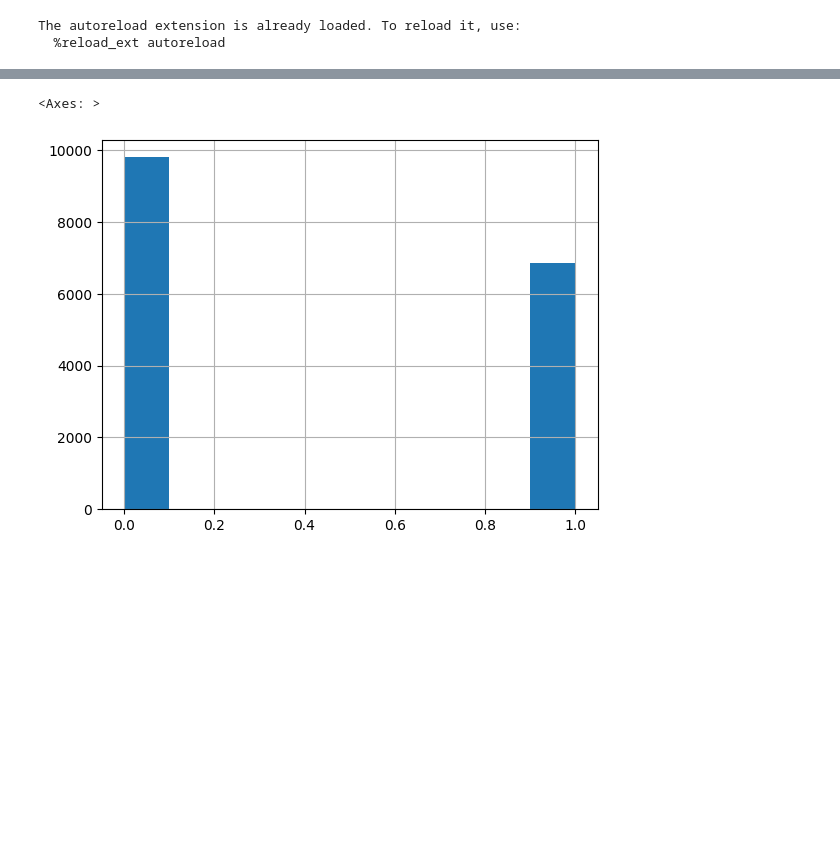
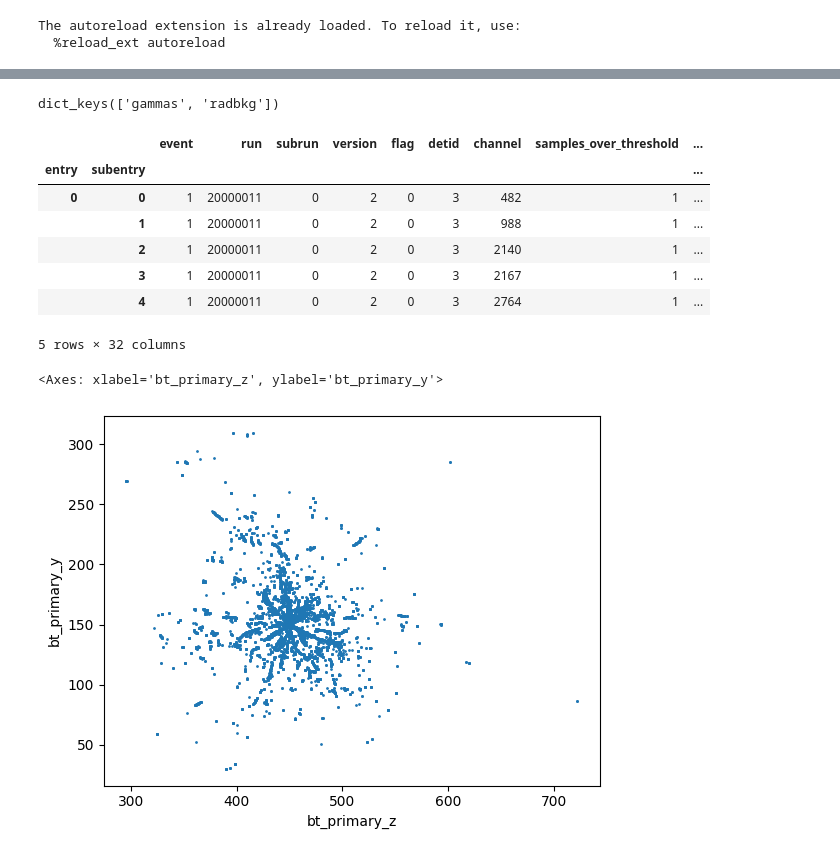
Before and after one commit to alessandrothea/tpvalidator, a Jupyter notebook: notebooks/mcprod/ValidateSoATrees.ipynb, the cells around one changed output, grey strips where cells are left out. Drawn from its saved outputs; the diff is of its cells as text; code cells hidden in the pictures; blank space fills up the shorter version.

```diff
--- a/notebooks/mcprod/ValidateSoATrees.ipynb
+++ b/notebooks/mcprod/ValidateSoATrees.ipynb
@@ -44,5 +88,20 @@ Dataset 'gammas': 100 events
+# %%
+datasets.keys()
+# %% [output]
+dict_keys(['gammas', 'radbkg'])
 # %%
-datasets['gammas'].tps.bt_is_signal.hist()
+datasets['gammas'].tps.head()
 # %% [output]
+|  |  | event | run | subrun | version | flag | detid | channel | samples_over_threshold | ... |
+| entry | subentry |  |  |  |  |  |  |  |  | ... |
+| 0 | 0 | 1 | 20000011 | 0 | 2 | 0 | 3 | 482 | 1 | ... |
+|  | 1 | 1 | 20000011 | 0 | 2 | 0 | 3 | 988 | 1 | ... |
+|  | 2 | 1 | 20000011 | 0 | 2 | 0 | 3 | 2140 | 1 | ... |
+|  | 3 | 1 | 20000011 | 0 | 2 | 0 | 3 | 2167 | 1 | ... |
+|  | 4 | 1 | 20000011 | 0 | 2 | 0 | 3 | 2764 | 1 | ... |
-<Axes: >
+5 rows × 32 columns
-[figure, removed]
+# %%
+datasets['gammas'].tps.query('bt_is_signal == 1').plot.scatter(x='bt_primary_z', y='bt_primary_y', s=1)
+# %% [output]
+<Axes: xlabel='bt_primary_z', ylabel='bt_primary_y'>
+[figure, added]
```
Also changed, not shown: parts of 2 cells of this notebook.
